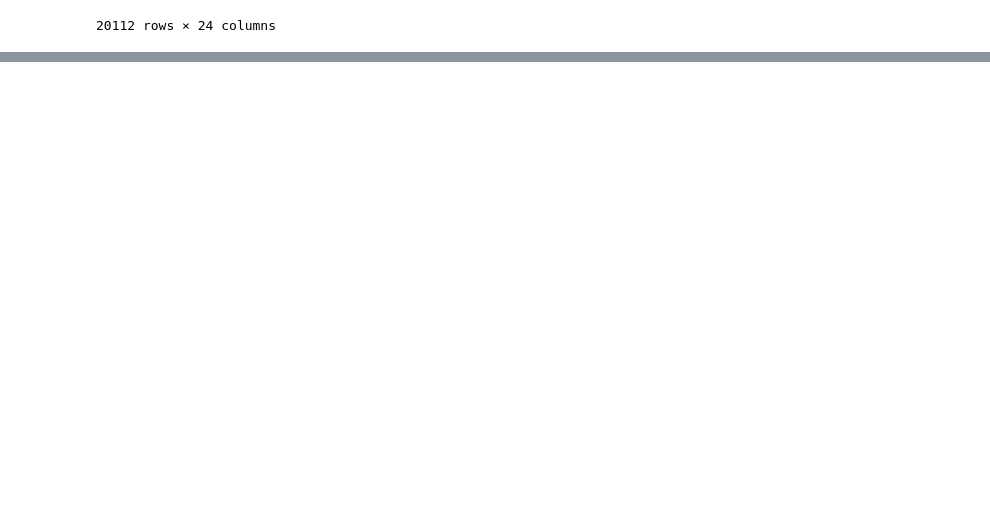
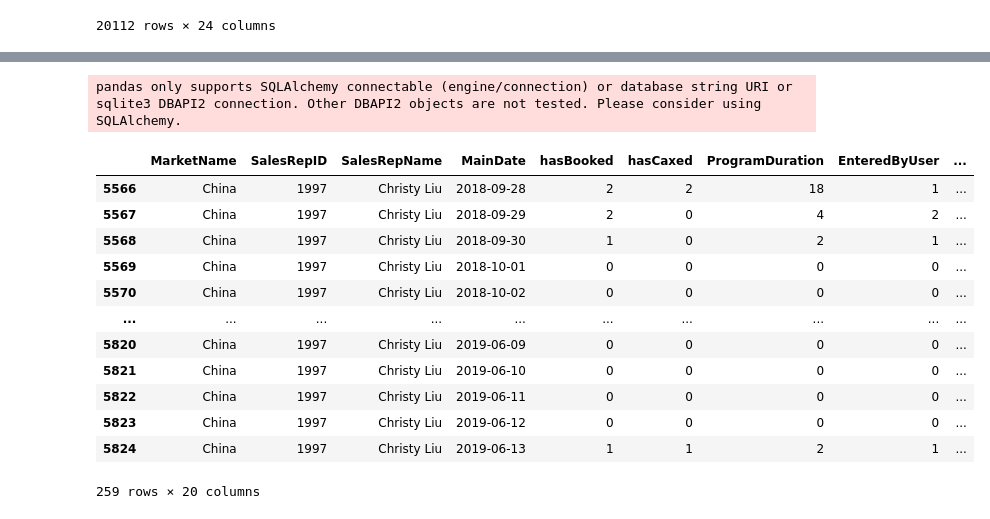
Before and after one commit to ganeshIIT/BookingSales, a Jupyter notebook: QuickAndDirtyExploration.ipynb, the cells around one changed output, grey strips where cells are left out. Saved outputs shown, nothing was run; the diff lists cells and outputs as text; code cells hidden in the pictures; blank space fills up the shorter version.

```diff
--- a/QuickAndDirtyExploration.ipynb
+++ b/QuickAndDirtyExploration.ipynb
@@ -264,0 +342,43 @@ df_merged
+# %%
+df = helper.get_dataframe_from_sqlserver_query('select * from dailysalesdata')
+
+num_cols = ['hasBooked',
+       'hasCaxed', 'ProgramDuration', 'EnteredByUser', 'ExcelImport',
+       'Website', 'Rank1-4', 'Rank5', 'Rank6-10', 'ProgramDuration_cax',
+       'EnteredByUser_cax', 'ExcelImport_cax', 'Website_cax', 'Rank1-4_cax',
+       'Rank5_cax', 'Rank6-10_cax']
+nonnum = ['MarketName', 'SalesRepID', 'SalesRepName',]
+
+df =(
+df.assign(
+    MainDate = lambda _df: pd.to_datetime(_df['MainDate']).dt.normalize()
+)
+.drop('id',axis=1)
+)
+
+numeric = num_cols
+non_num = nonnum
+d = {**{x: 'first' for x in non_num}, **{x: 'sum' for x in numeric}}
+
+
+# df = df.resample('1D').agg(d)
+# %% [output]
+pandas only supports SQLAlchemy connectable (engine/connection) or database string URI or sqlite3 DBAPI2 connection. Other DBAPI2 objects are not tested. Please consider using SQLAlchemy.
+# %%
+df =df.groupby(nonnum).resample('1D', on='MainDate').agg(d).drop(nonnum, axis=1).reset_index()
+# %%
+df[df['SalesRepName'] == 'Christy Liu']
+# %% [output]
+|  | MarketName | SalesRepID | SalesRepName | MainDate | hasBooked | hasCaxed | ProgramDuration | EnteredByUser | ... |
+| 5566 | China | 1997 | Christy Liu | 2018-09-28 | 2 | 2 | 18 | 1 | ... |
+| 5567 | China | 1997 | Christy Liu | 2018-09-29 | 2 | 0 | 4 | 2 | ... |
+| 5568 | China | 1997 | Christy Liu | 2018-09-30 | 1 | 0 | 2 | 1 | ... |
+| 5569 | China | 1997 | Christy Liu | 2018-10-01 | 0 | 0 | 0 | 0 | ... |
+| 5570 | China | 1997 | Christy Liu | 2018-10-02 | 0 | 0 | 0 | 0 | ... |
+| ... | ... | ... | ... | ... | ... | ... | ... | ... | ... |
+| 5820 | China | 1997 | Christy Liu | 2019-06-09 | 0 | 0 | 0 | 0 | ... |
+| 5821 | China | 1997 | Christy Liu | 2019-06-10 | 0 | 0 | 0 | 0 | ... |
+| 5822 | China | 1997 | Christy Liu | 2019-06-11 | 0 | 0 | 0 | 0 | ... |
+| 5823 | China | 1997 | Christy Liu | 2019-06-12 | 0 | 0 | 0 | 0 | ... |
+| 5824 | China | 1997 | Christy Liu | 2019-06-13 | 1 | 1 | 2 | 1 | ... |
+259 rows × 20 columns
```
Also changed, not shown: parts of 17 cells of this notebook, 3 other files.
